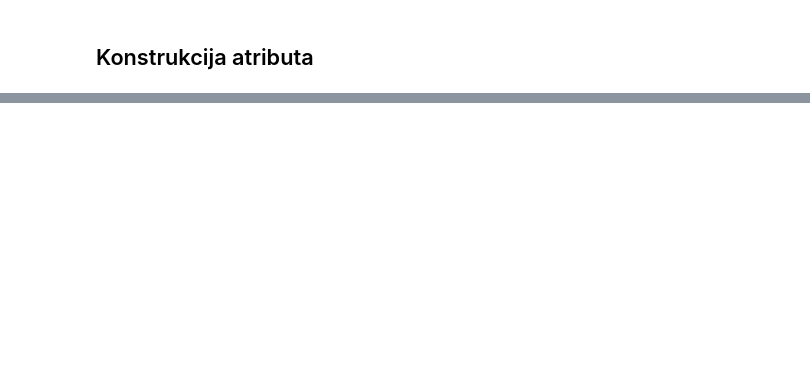
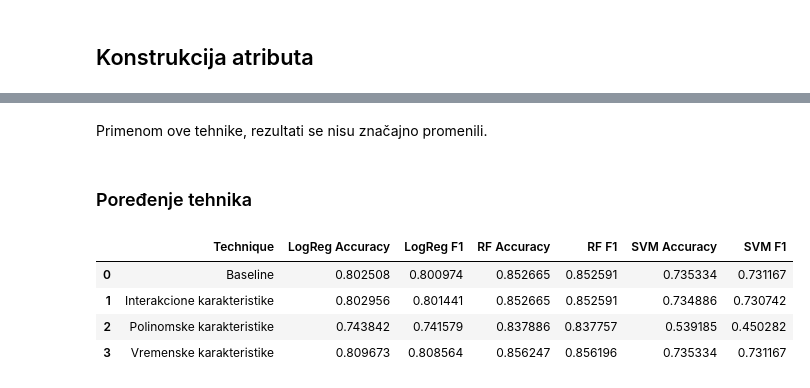
Before and after one commit to paunovicjovan/data-preprocessing-for-ml-1, a Jupyter notebook: Prakticni deo/Transformacija podataka.ipynb, the cells around one changed output, grey strips where cells are left out. Drawn from its saved outputs; the diff is of its cells as text; code cells hidden in the pictures; blank space fills up the shorter version.

Commit message:
Add feature construction methods comparison

```diff
--- a/Prakticni deo/Transformacija podataka.ipynb
+++ b/Prakticni deo/Transformacija podataka.ipynb
@@ -1426,0 +1432,14 @@ compare_metrics(outlier_methods)
+# %%
+X_extended = X.copy()
+
+X_extended["balance_per_age"] = X_extended["balance"] / X_extended["age"]
+X_extended["total_contacts"] = X_extended["campaign"] + X_extended["previous"]
+
+X_train, X_test, y_train, y_test = train_test_split(
+    X_extended, y, test_size=0.2, random_state=42, stratify=y
+)
+
+_, lr_construct_metrics = run_logistic_regression(X_train, y_train, X_test, y_test)
+_, rf_construct_metrics = run_random_forest(X_train, y_train, X_test, y_test)
+_, svm_construct_metrics = run_svm(X_train, y_train, X_test, y_test)
+display(combine_results(lr_construct_metrics, rf_construct_metrics, svm_construct_metrics))
@@ -1426,0 +1493,19 @@ compare_metrics(outlier_methods)
+# %%
+X_time = X.copy()
+
+# Informacija o kvartalu
+X_time["quarter"] = ((X_time["month"] - 1) // 3 + 1).astype(int)
+
+# Rani/srednji/kasni deo meseca
+X_time["is_early_month"] = (X_time["day"] <= 10).astype(int)
+X_time["is_mid_month"] = ((X_time["day"] > 10) & (X_time["day"] <= 20)).astype(int)
+X_time["is_late_month"] = (X_time["day"] > 20).astype(int)
+
+X_train, X_test, y_train, y_test = train_test_split(
+    X_time, y, test_size=0.2, random_state=42, stratify=y
+)
+
+_, lr_time_metrics = run_logistic_regression(X_train, y_train, X_test, y_test)
+_, rf_time_metrics = run_random_forest(X_train, y_train, X_test, y_test)
+_, svm_time_metrics = run_svm(X_train, y_train, X_test, y_test)
+display(combine_results(lr_time_metrics, rf_time_metrics, svm_time_metrics))
@@ -1426,0 +1518,19 @@ compare_metrics(outlier_methods)
+# %% [markdown]
+Primenom ove tehnike, rezultati se nisu značajno promenili.
+# %% [markdown]
+### Poređenje tehnika
+# %%
+feature_constructions = [
+    ("Baseline", lr_baseline_metrics, rf_baseline_metrics, svm_baseline_metrics),
+    ("Interakcione karakteristike", lr_construct_metrics, rf_construct_metrics, svm_construct_metrics),
+    ("Polinomske karakteristike", lr_poly_metrics, rf_poly_metrics, svm_poly_metrics),
+    ("Vremenske karakteristike", lr_time_metrics, rf_time_metrics, svm_time_metrics)
+]
+
+compare_metrics(feature_constructions)
+# %% [output]
+|  | Technique | LogReg Accuracy | LogReg F1 | RF Accuracy | RF F1 | SVM Accuracy | SVM F1 |
+| 0 | Baseline | 0.802508 | 0.800974 | 0.852665 | 0.852591 | 0.735334 | 0.731167 |
+| 1 | Interakcione karakteristike | 0.802956 | 0.801441 | 0.852665 | 0.852591 | 0.734886 | 0.730742 |
+| 2 | Polinomske karakteristike | 0.743842 | 0.741579 | 0.837886 | 0.837757 | 0.539185 | 0.450282 |
+| 3 | Vremenske karakteristike | 0.809673 | 0.808564 | 0.856247 | 0.856196 | 0.735334 | 0.731167 |
```
Also changed, not shown: parts of 11 cells of this notebook, 2 other files.
